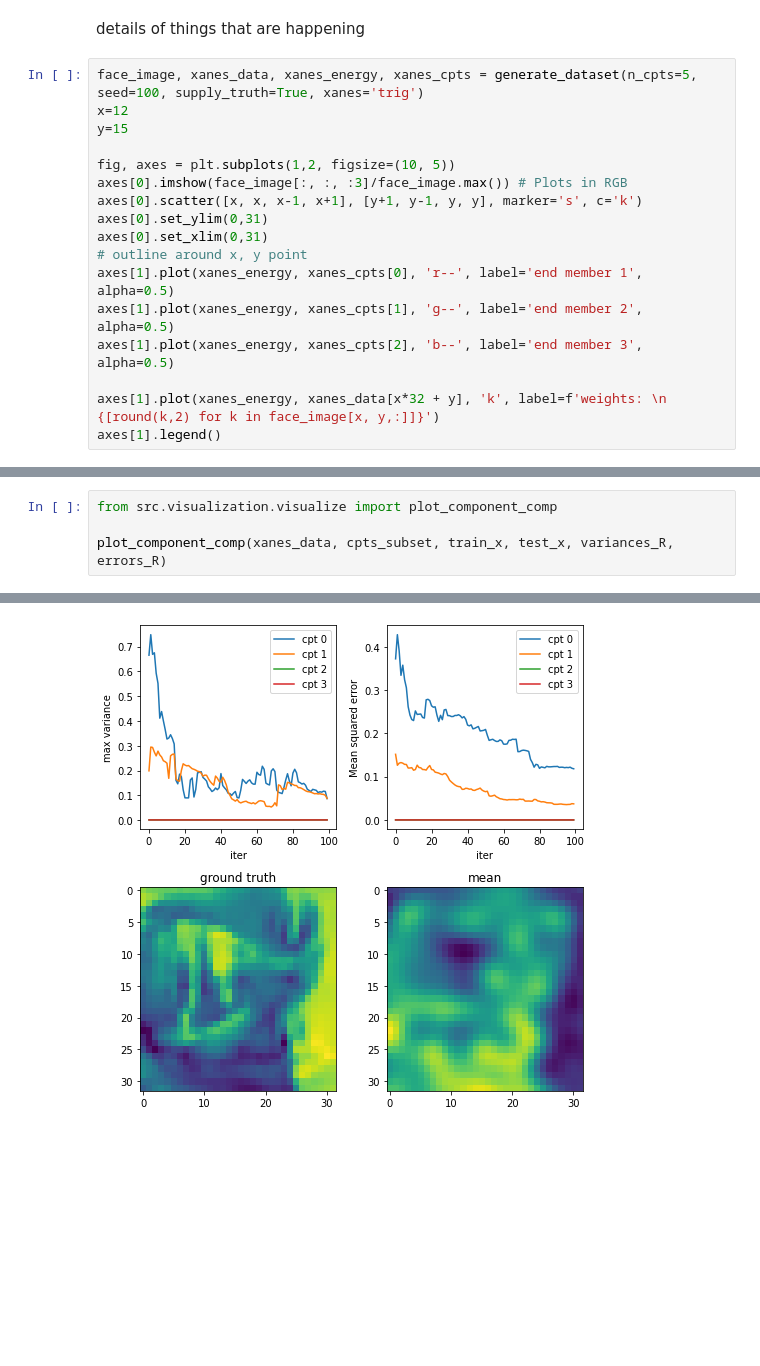
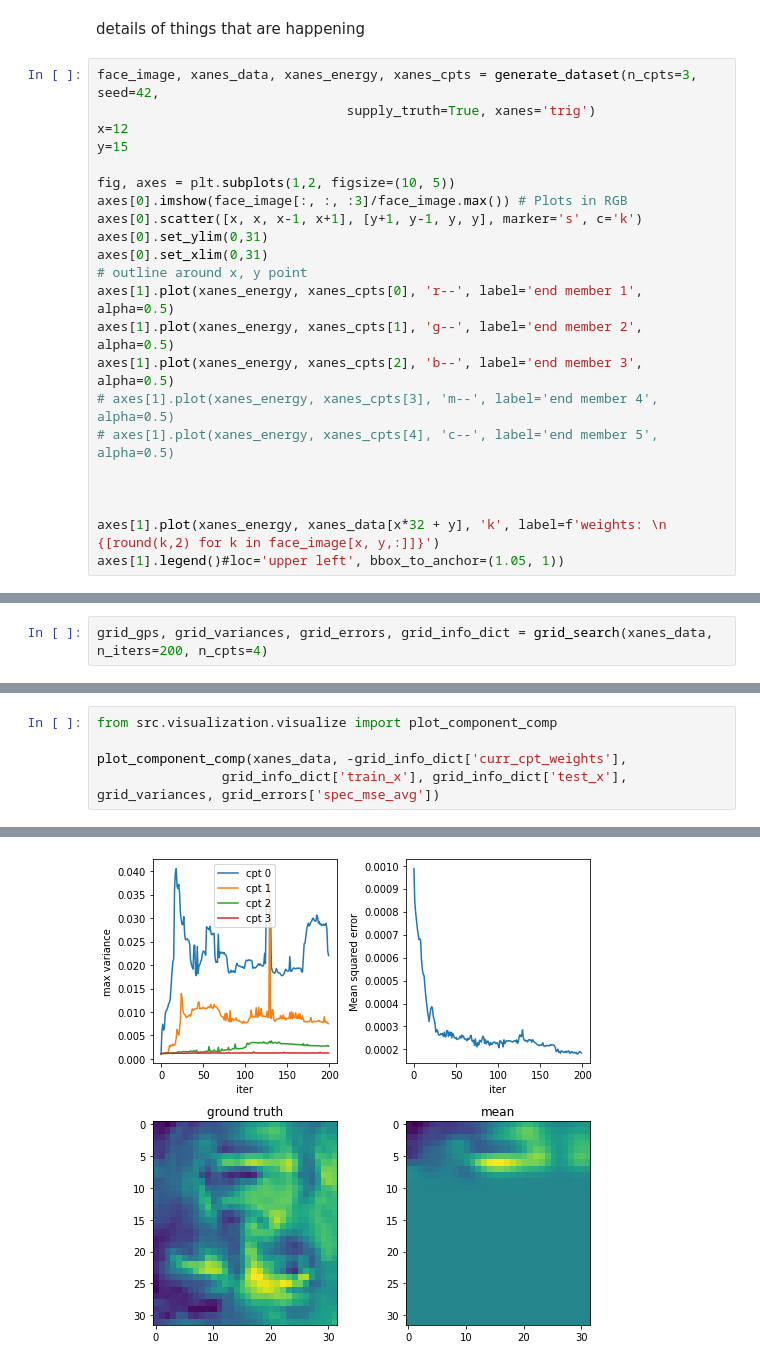
Before and after one commit to tangkong/ls_be, a Jupyter notebook: notebooks/BO_loop.ipynb, the cells around one changed output, grey strips where cells are left out. Saved outputs shown, nothing was run; the diff lists cells and outputs as text; blank space fills up the shorter version.

```diff
--- a/notebooks/BO_loop.ipynb
+++ b/notebooks/BO_loop.ipynb
@@ -8,7 +8,8 @@ import matplotlib.pyplot as plt
 # %% [markdown]
 details of things that are happening
 # %%
-face_image, xanes_data, xanes_energy, xanes_cpts = generate_dataset(n_cpts=5, seed=100, supply_truth=True, xanes='trig')
+face_image, xanes_data, xanes_energy, xanes_cpts = generate_dataset(n_cpts=3, seed=42,
+                                supply_truth=True, xanes='trig')
 x=12
 y=15
 
@@ -21,7 +22,11 @@ axes[0].set_xlim(0,31)
 axes[1].plot(xanes_energy, xanes_cpts[0], 'r--', label='end member 1', alpha=0.5)
 axes[1].plot(xanes_energy, xanes_cpts[1], 'g--', label='end member 2', alpha=0.5)
 axes[1].plot(xanes_energy, xanes_cpts[2], 'b--', label='end member 3', alpha=0.5)
+# axes[1].plot(xanes_energy, xanes_cpts[3], 'm--', label='end member 4', alpha=0.5)
+# axes[1].plot(xanes_energy, xanes_cpts[4], 'c--', label='end member 5', alpha=0.5)
+
+
 
 axes[1].plot(xanes_energy, xanes_data[x*32 + y], 'k', label=f'weights: \n {[round(k,2) for k in face_image[x, y,:]]}')
-axes[1].legend()
+axes[1].legend()#loc='upper left', bbox_to_anchor=(1.05, 1))
 # %% [output]
@@ -44 +57,3 @@ from src.models.train_model import BO_loop
 from src.models.acquisition import Random, MaxVariance
+# %%
+grid_gps, grid_variances, grid_errors, grid_info_dict = grid_search(xanes_data, n_iters=200, n_cpts=4)
@@ -50,5 +157,6 @@ Wall time: 6min 9s
 # %%
 from src.visualization.visualize import plot_component_comp
 
-plot_component_comp(xanes_data, cpts_subset, train_x, test_x, variances_R, errors_R)
+plot_component_comp(xanes_data, -grid_info_dict['curr_cpt_weights'],
+                grid_info_dict['train_x'], grid_info_dict['test_x'], grid_variances, grid_errors['spec_mse_avg'])
 # %% [output]
@@ -58,6 +174,6 @@ Iter 30/2000: 0.6690651178359985
 (<Figure size 504x504 with 4 Axes>,
  array([[<AxesSubplot:xlabel='iter', ylabel='max variance'>,
          <AxesSubplot:xlabel='iter', ylabel='Mean squared error'>],
         [<AxesSubplot:title={'center':'ground truth'}>,
          <AxesSubplot:title={'center':'mean'}>]], dtype=object))
-[figure, old version]
+[figure, new version]
```
Also changed, not shown: parts of 19 cells of this notebook, 6 other files.
